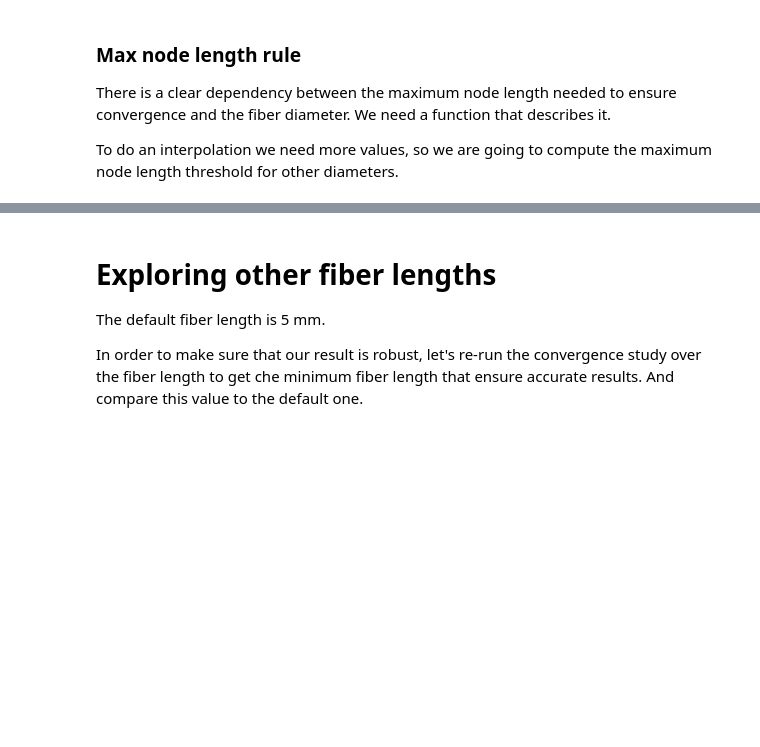
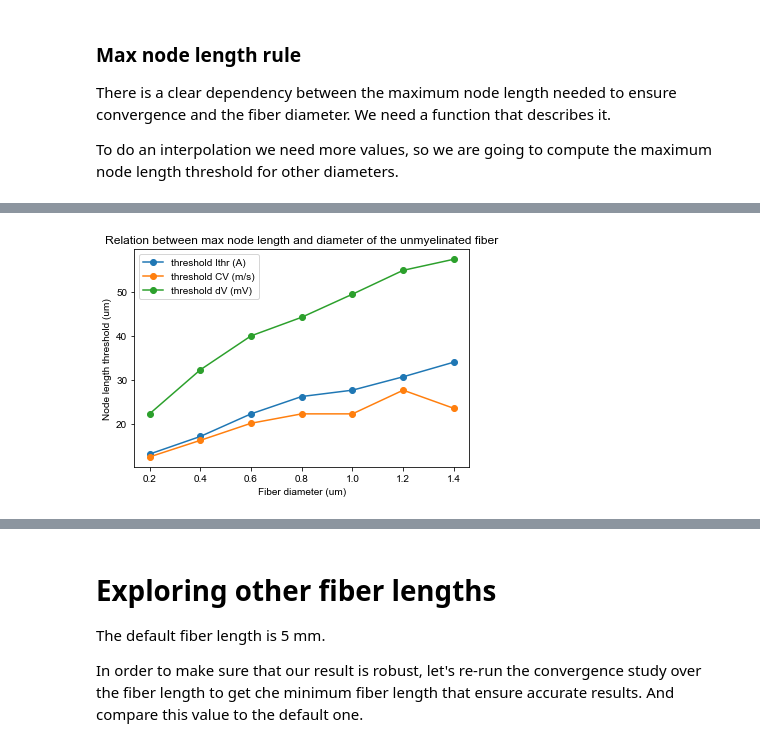
Before and after one commit to tjjlemaire/MorphoSONIC, a Jupyter notebook: notebooks/unmyelinated fiber - convergence.ipynb, the cells around one changed output, grey strips where cells are left out. Cells and saved outputs as stored; diff of their text form; code cells hidden in the pictures; blank space fills up the shorter version.

```diff
--- a/notebooks/unmyelinated fiber - convergence.ipynb
+++ b/notebooks/unmyelinated fiber - convergence.ipynb
@@ -171,8 +190,8 @@ We need a function that describes it.
 
 To do an interpolation we need more values, so we are going to compute the maximum node length threshold for other diameters.
 # %%
-# Function to get the node length convergence threshold from data table
 def maxNodeL_thrs(df, inkey, outkeys, rel_eps_thr_Ithr=rel_eps_thr_Ithr, rel_eps_thr=rel_eps_thr):
+    ''' Function to get the node length convergence threshold from data table. '''
     eps = {}      # relative errors of each output metrics
     xin_thr = {}  # threshold input values according to each output metrics
     xin = df[inkey].values
@@ -188,4 +207,25 @@ def maxNodeL_thrs(df, inkey, outkeys, rel_eps_thr_Ithr=rel_eps_thr_Ithr, rel_eps
         while eps[k][j] <= rel_thr and j>0:
             j -= 1
         xin_thr[k] = xin[j + 1]
-    return xin_thr.values()
+    return xin_thr
+
+def plotThresholdVsDiameter(diameters, thresholds):
+    fig, ax = plt.subplots()
+    ax.set_xlabel('Fiber diameter (um)')
+    ax.set_ylabel('Node length threshold (um)')
+    ax.set_title('Relation between max node length and diameter of the unmyelinated fiber')
+    for k, v in thresholds.items():
+        ax.plot(diameters * 1e6, v * 1e6, marker='o', label=f'threshold {k}')
+    ax.legend()
+    return fig, ax
+
+diameters = np.array([0.2, 0.4, 0.6, 0.8, 1.0, 1.2, 1.4]) * 1e-6  # m
+thresholds = pd.DataFrame(columns=outkeys)
+for fiberD in diameters:
+    df = unmyelinatedFiberConvergence_maxNodeL(pneuron, fiberD, rs, fiberL, maxNodeL_range, pp, outdir)
+    _, inkey, *outkeys = list(df.columns)
+    out = pd.Series(maxNodeL_thrs(df, inkey, outkeys, rel_eps_thr_Ithr=rel_eps_thr_Ithr, rel_eps_thr=rel_eps_thr))
+    thresholds = thresholds.append(out, ignore_index=True)
+
+fig, _ = plotThresholdVsDiameter(diameters, thresholds)
+# %% [output]
@@ -191,0 +249 @@ def maxNodeL_thrs(df, inkey, outkeys, rel_eps_thr_Ithr=rel_eps_thr_Ithr, rel_eps
+[figure, added]
```
Also changed, not shown: parts of 21 cells of this notebook, 34 other files.
